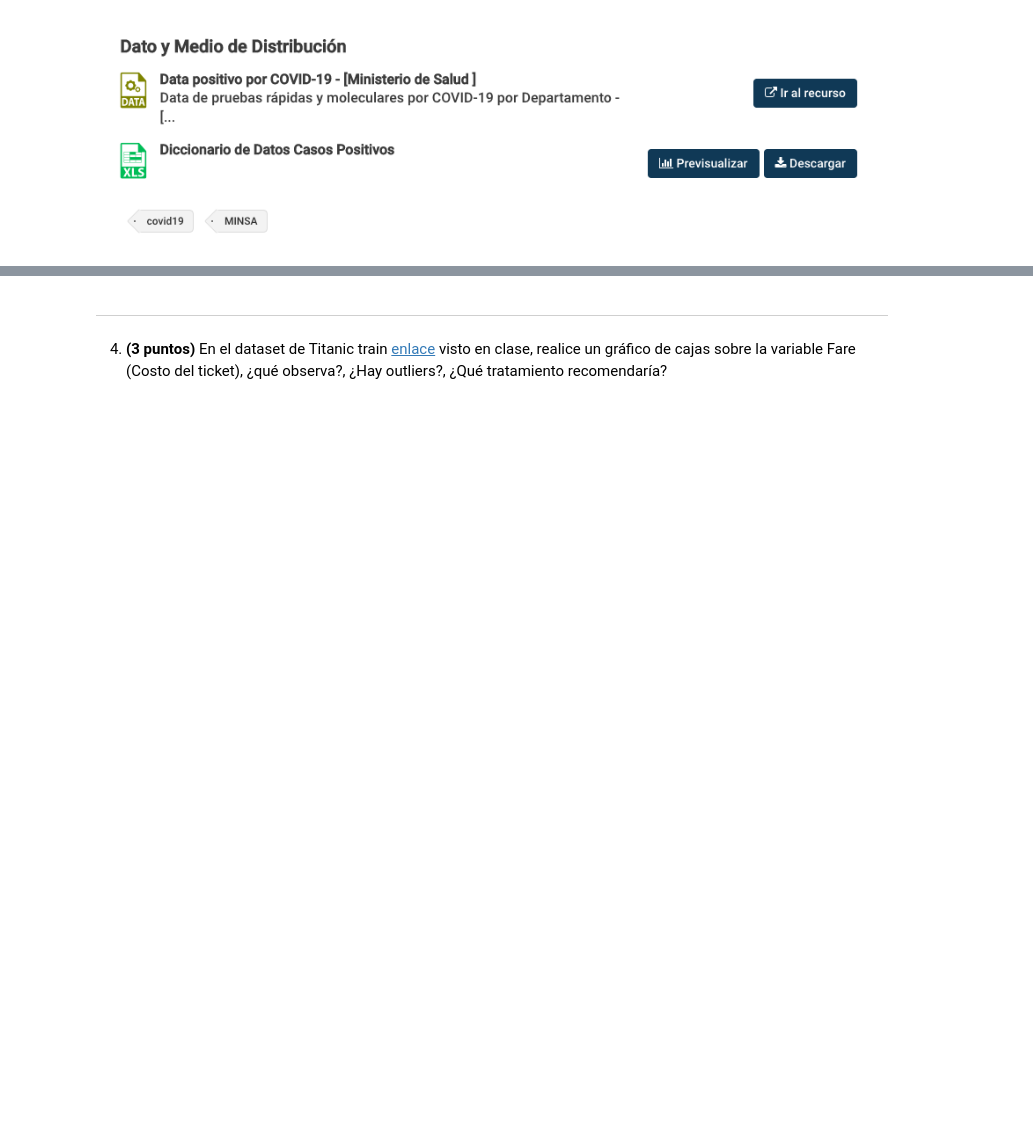
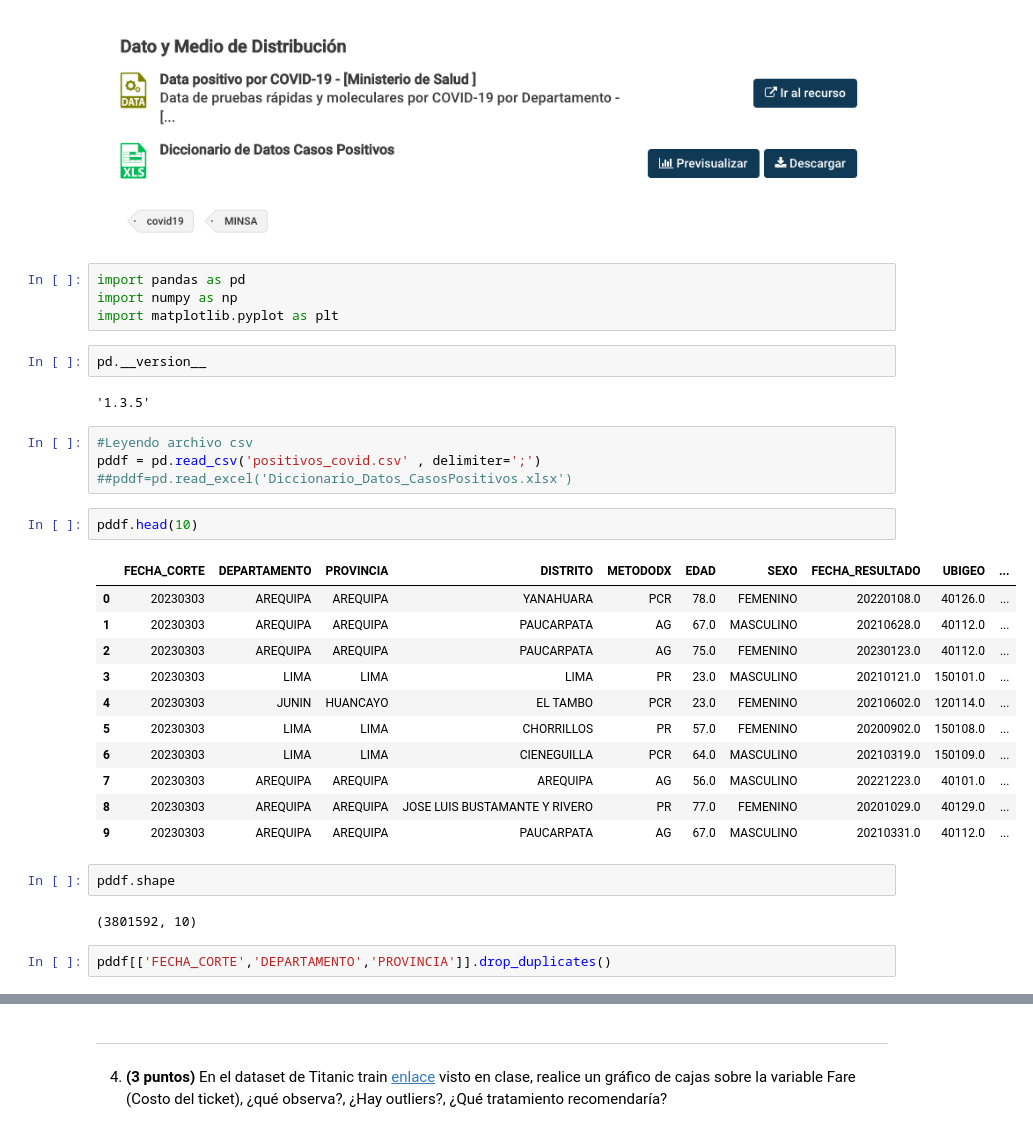
Before and after one commit to 3p3r4lt4/3p3r4lt4, a Jupyter notebook: Examen/examen_final_python_intermedio.ipynb, the cells around one changed output, grey strips where cells are left out. Saved outputs shown, nothing was run; the diff lists cells and outputs as text; blank space fills up the shorter version.

```diff
--- a/Examen/examen_final_python_intermedio.ipynb
+++ b/Examen/examen_final_python_intermedio.ipynb
@@ -170,3 +201,35 @@ calculo(num1,num2)
 
 
 ![Captura de Pantalla 2023-03-04 a la(s) 21.24.04.png](embedded-picture-1)
+# %%
+import pandas as pd
+import numpy as np
+import matplotlib.pyplot as plt
+# %%
+pd.__version__
+# %% [output]
+'1.3.5'
+# %%
+#Leyendo archivo csv
+pddf = pd.read_csv('positivos_covid.csv' , delimiter=';')
+##pddf=pd.read_excel('Diccionario_Datos_CasosPositivos.xlsx')
+# %%
+pddf.head(10)
+# %% [output]
+|  | FECHA_CORTE | DEPARTAMENTO | PROVINCIA | DISTRITO | METODODX | EDAD | SEXO | FECHA_RESULTADO | UBIGEO | ... |
+| 0 | 20230303 | AREQUIPA | AREQUIPA | YANAHUARA | PCR | 78.0 | FEMENINO | 20220108.0 | 40126.0 | ... |
+| 1 | 20230303 | AREQUIPA | AREQUIPA | PAUCARPATA | AG | 67.0 | MASCULINO | 20210628.0 | 40112.0 | ... |
+| 2 | 20230303 | AREQUIPA | AREQUIPA | PAUCARPATA | AG | 75.0 | FEMENINO | 20230123.0 | 40112.0 | ... |
+| 3 | 20230303 | LIMA | LIMA | LIMA | PR | 23.0 | MASCULINO | 20210121.0 | 150101.0 | ... |
+| 4 | 20230303 | JUNIN | HUANCAYO | EL TAMBO | PCR | 23.0 | FEMENINO | 20210602.0 | 120114.0 | ... |
+| 5 | 20230303 | LIMA | LIMA | CHORRILLOS | PR | 57.0 | FEMENINO | 20200902.0 | 150108.0 | ... |
+| 6 | 20230303 | LIMA | LIMA | CIENEGUILLA | PCR | 64.0 | MASCULINO | 20210319.0 | 150109.0 | ... |
+| 7 | 20230303 | AREQUIPA | AREQUIPA | AREQUIPA | AG | 56.0 | MASCULINO | 20221223.0 | 40101.0 | ... |
+| 8 | 20230303 | AREQUIPA | AREQUIPA | JOSE LUIS BUSTAMANTE Y RIVERO | PR | 77.0 | FEMENINO | 20201029.0 | 40129.0 | ... |
+| 9 | 20230303 | AREQUIPA | AREQUIPA | PAUCARPATA | AG | 67.0 | MASCULINO | 20210331.0 | 40112.0 | ... |
+# %%
+pddf.shape
+# %% [output]
+(3801592, 10)
+# %%
+pddf[['FECHA_CORTE','DEPARTAMENTO','PROVINCIA']].drop_duplicates()
```
Also changed, not shown: parts of 10 cells of this notebook.
